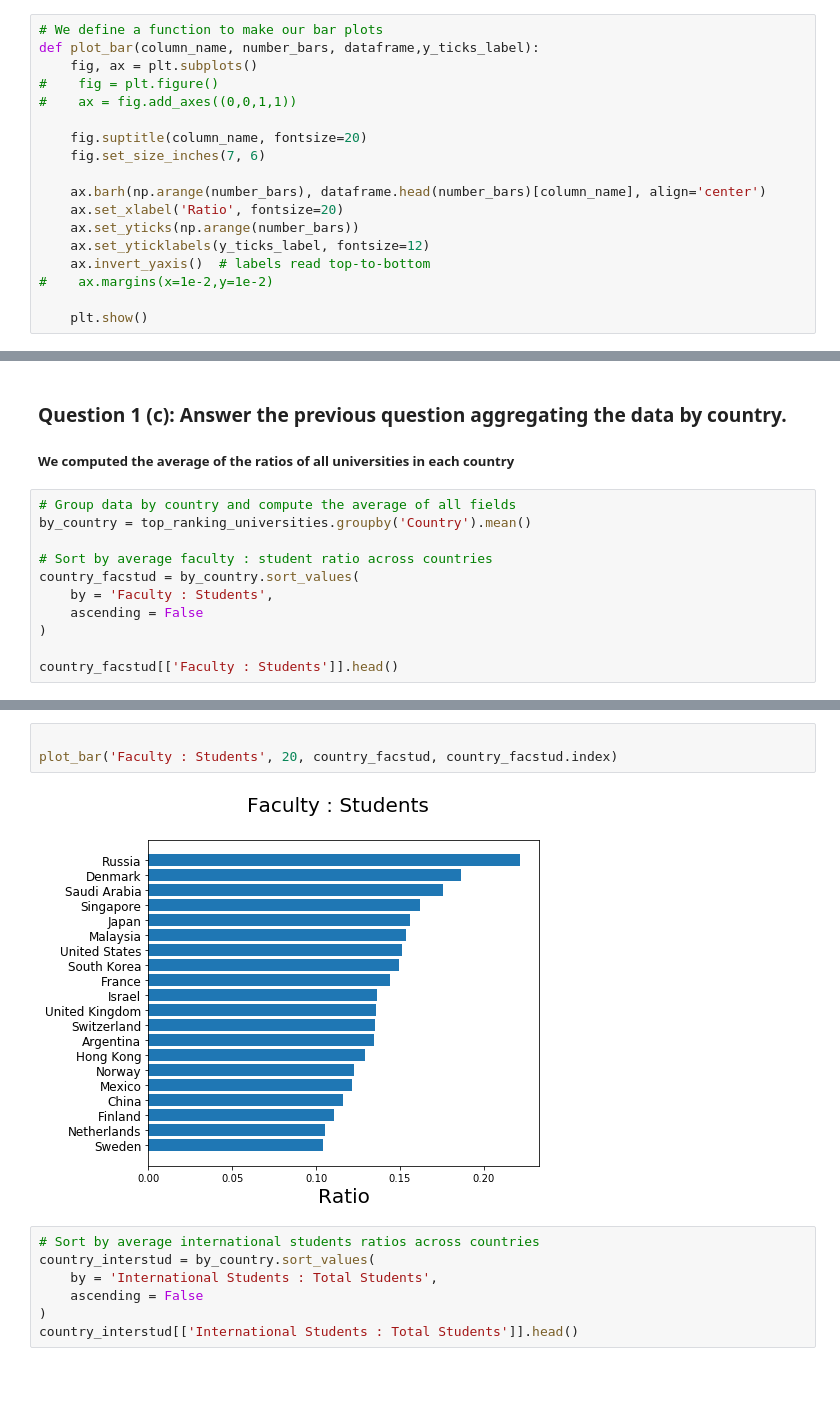
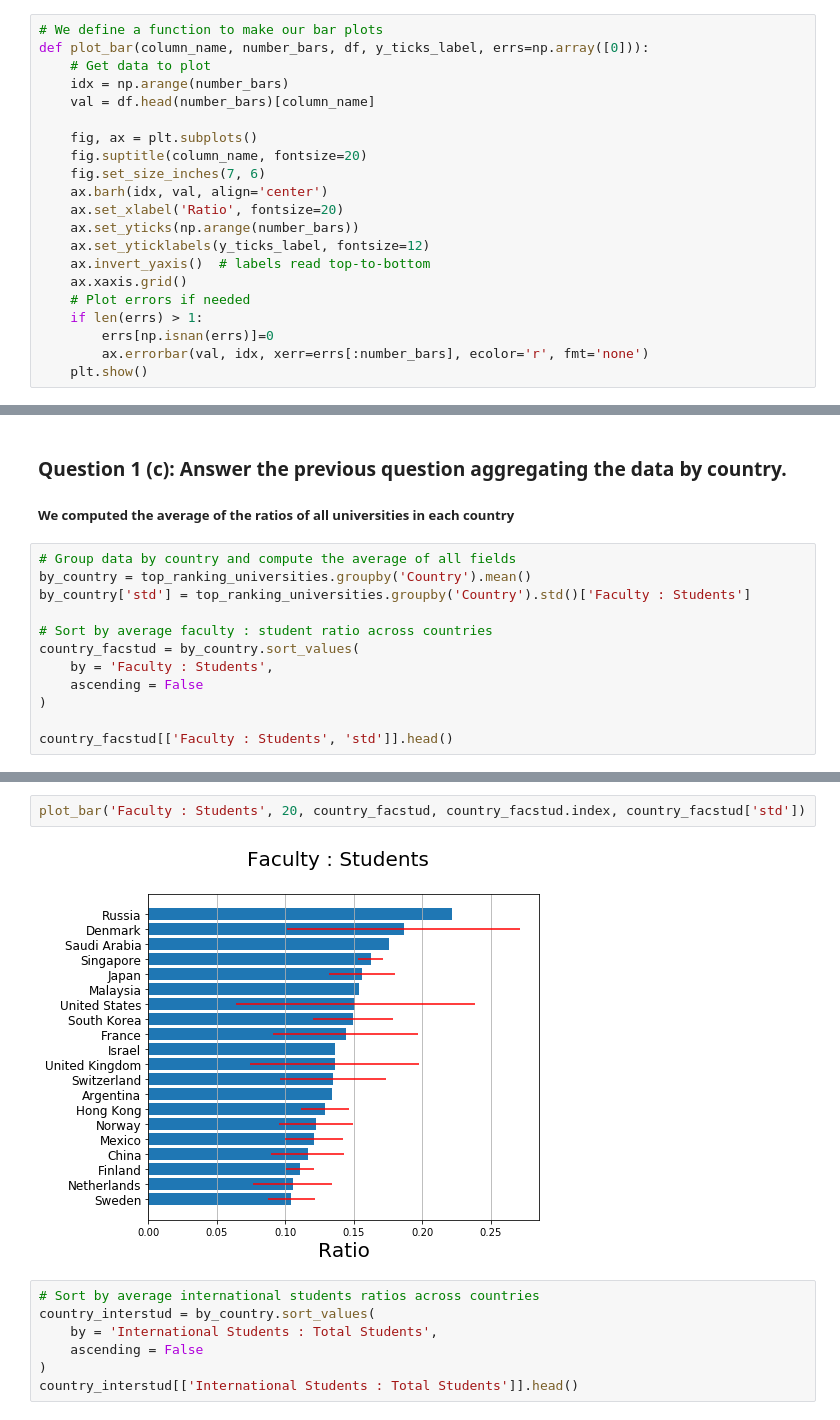
Before and after one commit to justcho5/ADA, a Jupyter notebook: homework02.ipynb, the cells around one changed output, grey strips where cells are left out. Drawn from its saved outputs; the diff is of its cells as text; blank space fills up the shorter version.

Commit message:
Add error bar to plot_bar function. Still need to modify caller.

```diff
--- a/homework02.ipynb
+++ b/homework02.ipynb
@@ -193,21 +193,24 @@ top_uni_by_facstud[['Rank', 'Name', 'Faculty : Students']].head(10)
 | 17 | 18 | Columbia University | 0.247115 |
 # %%
 # We define a function to make our bar plots
-def plot_bar(column_name, number_bars, dataframe,y_ticks_label):
+def plot_bar(column_name, number_bars, df, y_ticks_label, errs=np.array([0])):
+    # Get data to plot
+    idx = np.arange(number_bars)
+    val = df.head(number_bars)[column_name]
+
     fig, ax = plt.subplots()
-#    fig = plt.figure()
-#    ax = fig.add_axes((0,0,1,1))
-
     fig.suptitle(column_name, fontsize=20)
     fig.set_size_inches(7, 6)
-
-    ax.barh(np.arange(number_bars), dataframe.head(number_bars)[column_name], align='center')
+    ax.barh(idx, val, align='center')
     ax.set_xlabel('Ratio', fontsize=20)
     ax.set_yticks(np.arange(number_bars))
     ax.set_yticklabels(y_ticks_label, fontsize=12)
     ax.invert_yaxis()  # labels read top-to-bottom
-#    ax.margins(x=1e-2,y=1e-2)
-
+    ax.xaxis.grid()
+    # Plot errors if needed
+    if len(errs) > 1:
+        errs[np.isnan(errs)]=0
+        ax.errorbar(val, idx, xerr=errs[:number_bars], ecolor='r', fmt='none')
     plt.show()
 # %%
 # Plot the faculty:student ratio for the data from topuniversities.com
@@ -246,6 +249,7 @@ plot_bar('International Students : Total Students', 20, top_uni_by_interstud, to
 # %%
 # Group data by country and compute the average of all fields
 by_country = top_ranking_universities.groupby('Country').mean()
+by_country['std'] = top_ranking_universities.groupby('Country').std()['Faculty : Students']
 
 # Sort by average faculty : student ratio across countries
 country_facstud = by_country.sort_values(
@@ -253,5 +257,5 @@ country_facstud = by_country.sort_values(
     ascending = False
 )
 
-country_facstud[['Faculty : Students']].head()
+country_facstud[['Faculty : Students', 'std']].head()
 # %% [output]
@@ -265,8 +269,7 @@ country_facstud[['Faculty : Students']].head()
 # %%
-
-plot_bar('Faculty : Students', 20, country_facstud, country_facstud.index)
+plot_bar('Faculty : Students', 20, country_facstud, country_facstud.index, country_facstud['std'])
 # %% [output]
-[figure, old version]
+[figure, new version]
 # %%
 # Sort by average international students ratios across countries
 country_interstud = by_country.sort_values(
```
Also changed, not shown: parts of 14 cells of this notebook.
